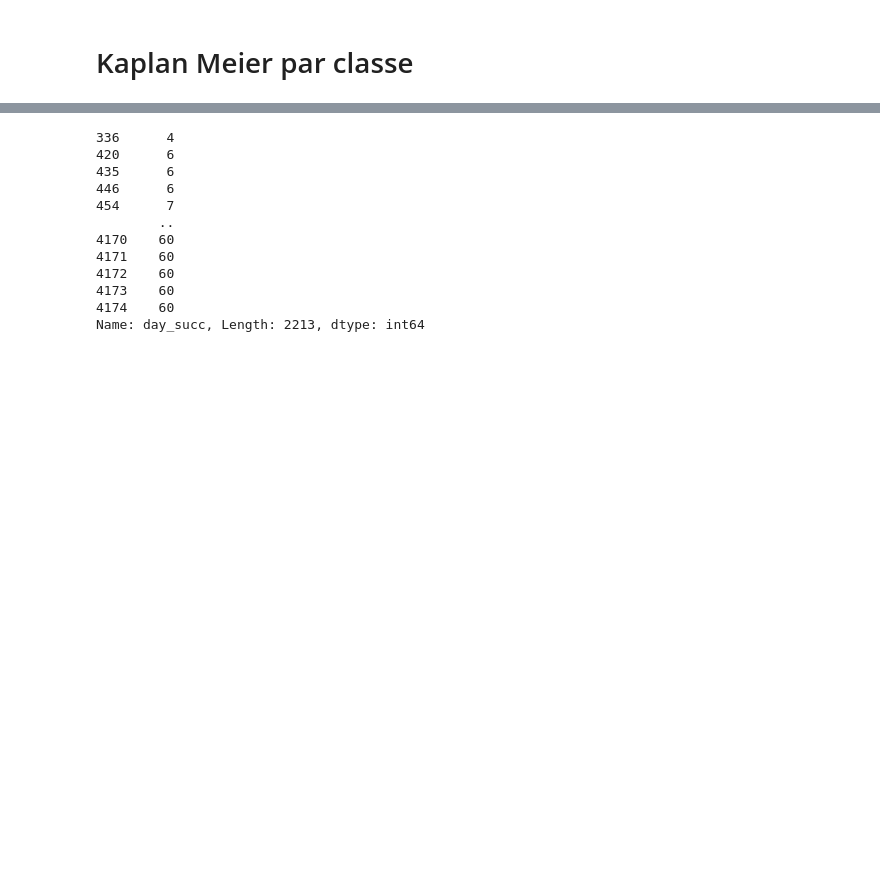
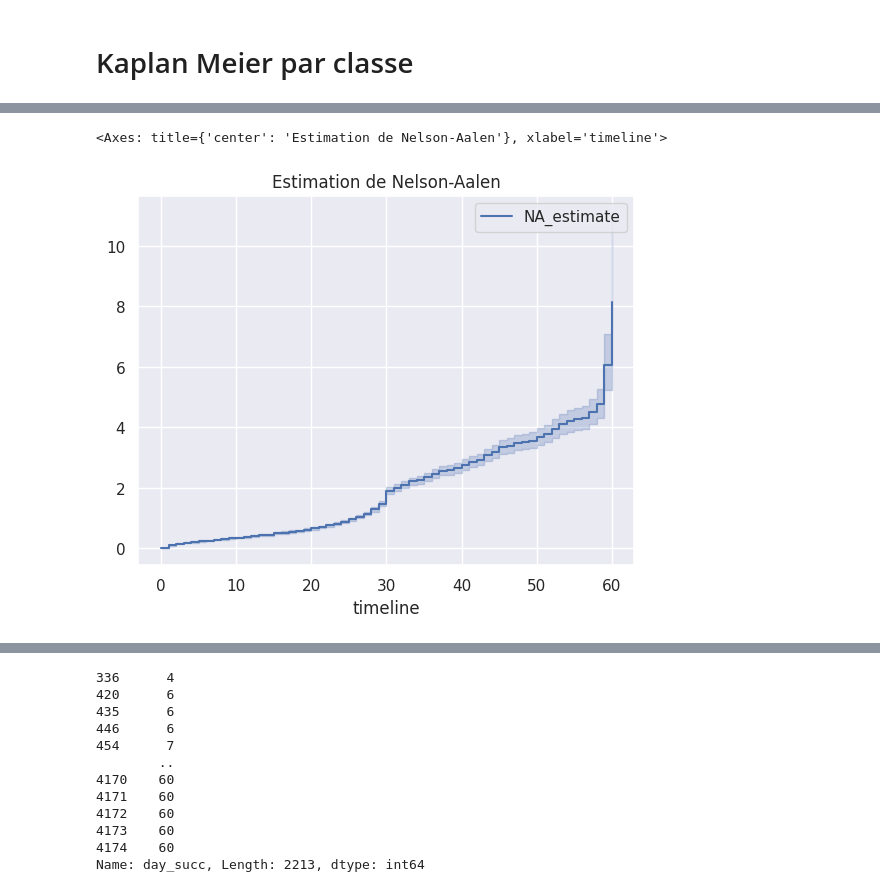
Before and after one commit to Ab2nour/kickstarter-project-analysis, a Jupyter notebook: src/modelisation.ipynb, the cells around one changed output, grey strips where cells are left out. Drawn from its saved outputs; the diff is of its cells as text; code cells hidden in the pictures; blank space fills up the shorter version.

```diff
--- a/src/modelisation.ipynb
+++ b/src/modelisation.ipynb
@@ -128,0 +133,6 @@ Text(0, 0.5, 'Probabilité')
+# %%
+plt.title("Estimation de Nelson-Aalen")
+naf.plot_cumulative_hazard()
+# %% [output]
+<Axes: title={'center': 'Estimation de Nelson-Aalen'}, xlabel='timeline'>
+[figure, added]
```
Also changed, not shown: parts of 7 cells of this notebook.
